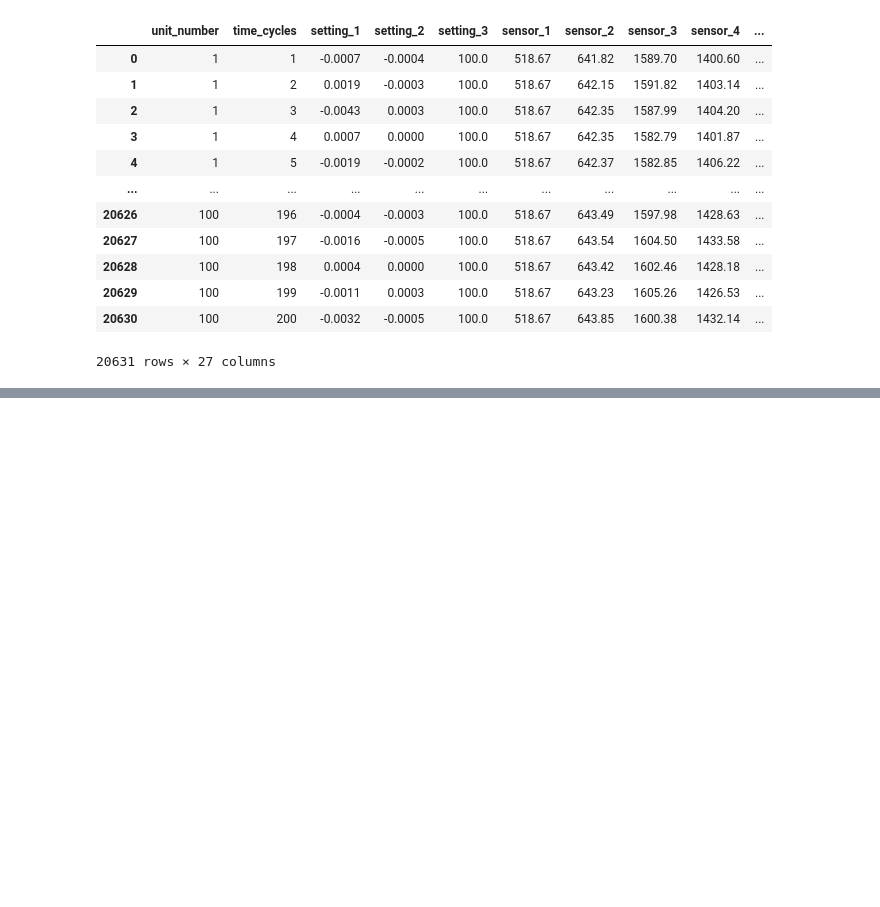
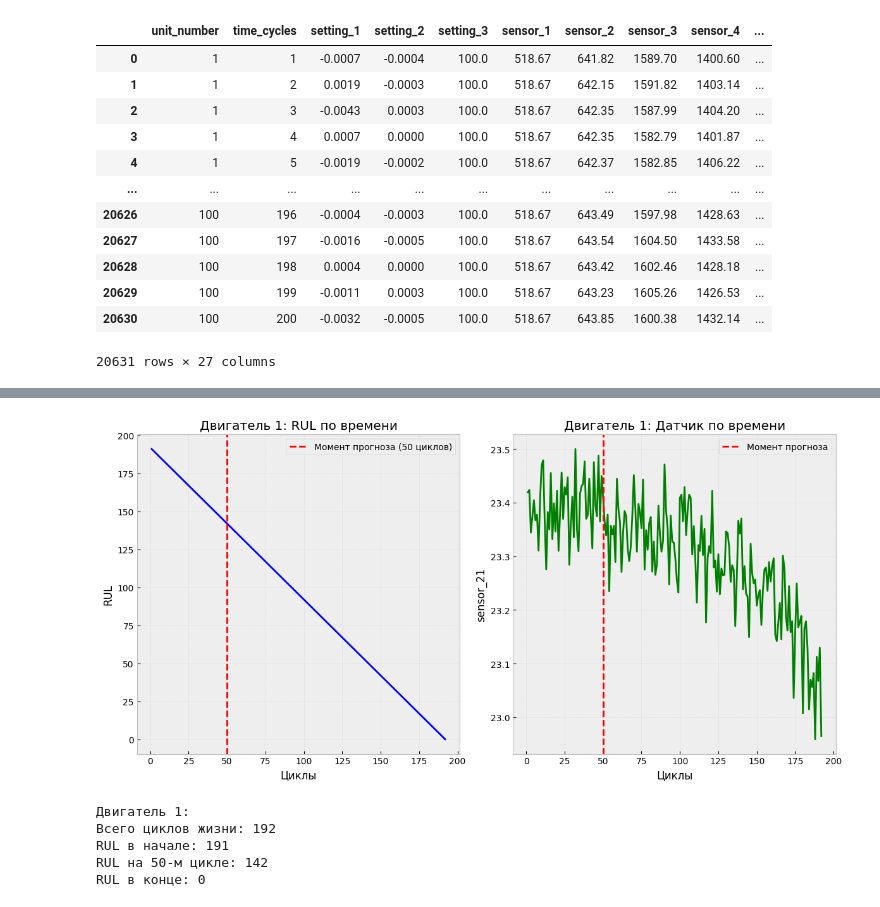
Before and after one commit to bertnyak/nasa_turbofan_engine_project, a Jupyter notebook: preprocessing/nasa_turbofan_engine.ipynb, the cells around one changed output, grey strips where cells are left out. Drawn from its saved outputs; the diff is of its cells as text; code cells hidden in the pictures; blank space fills up the shorter version.

```diff
--- a/preprocessing/nasa_turbofan_engine.ipynb
+++ b/preprocessing/nasa_turbofan_engine.ipynb
@@ -210,0 +289,48 @@ Name: count, dtype: int64
+# %%
+def visualize_prediction_approach(df, engine_id=1):
+    """Визуализирует логику прогнозирования"""
+    engine_data = df[df['unit_number'] == engine_id]
+
+    plt.figure(figsize=(12, 6))
+
+    # График RUL
+    plt.subplot(1, 2, 1)
+    plt.plot(engine_data['time_cycles'], engine_data['RUL'], 'b-', linewidth=2)
+    plt.axvline(x=50, color='red', linestyle='--', label='Момент прогноза (50 циклов)')
+    plt.xlabel('Циклы')
+    plt.ylabel('RUL')
+    plt.title(f'Двигатель {engine_id}: RUL по времени')
+    plt.legend()
+    plt.grid(True, alpha=0.3)
+
+    # Пример датчика
+    plt.subplot(1, 2, 2)
+    sensor_col = [col for col in df.columns if 'sensor' in col and '21' in col][0]
+    plt.plot(engine_data['time_cycles'], engine_data[sensor_col], 'g-', linewidth=2)
+    plt.axvline(x=50, color='red', linestyle='--', label='Момент прогноза')
+    plt.xlabel('Циклы')
+    plt.ylabel(sensor_col)
+    plt.title(f'Двигатель {engine_id}: Датчик по времени')
+    plt.legend()
+    plt.grid(True, alpha=0.3)
+
+    plt.tight_layout()
+    plt.show()
+
+    # Показываем значения
+    analysis_data = engine_data.head(50)
+    print(f"Двигатель {engine_id}:")
+    print(f"Всего циклов жизни: {len(engine_data)}")
+    print(f"RUL в начале: {engine_data['RUL'].iloc[0]}")
+    print(f"RUL на 50-м цикле: {analysis_data['RUL'].iloc[-1]}")
+    print(f"RUL в конце: {engine_data['RUL'].iloc[-1]}")
+
+# Визуализируем
+visualize_prediction_approach(data_train, 1)
+# %% [output]
+[figure, added]
+Двигатель 1:
+Всего циклов жизни: 192
+RUL в начале: 191
+RUL на 50-м цикле: 142
+RUL в конце: 0
```
Also changed, not shown: parts of 6 cells of this notebook.
